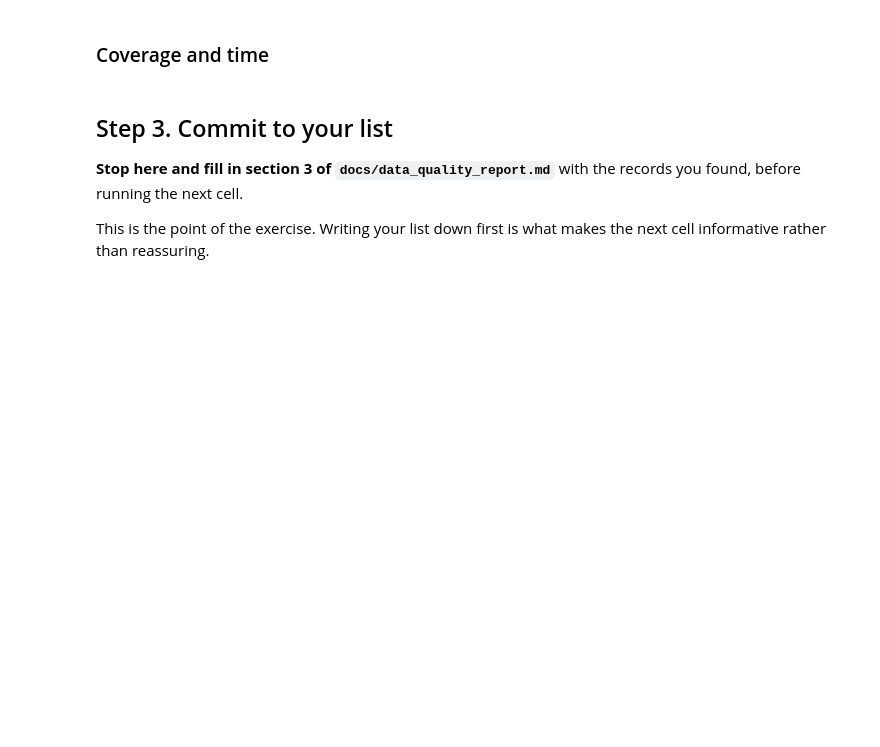
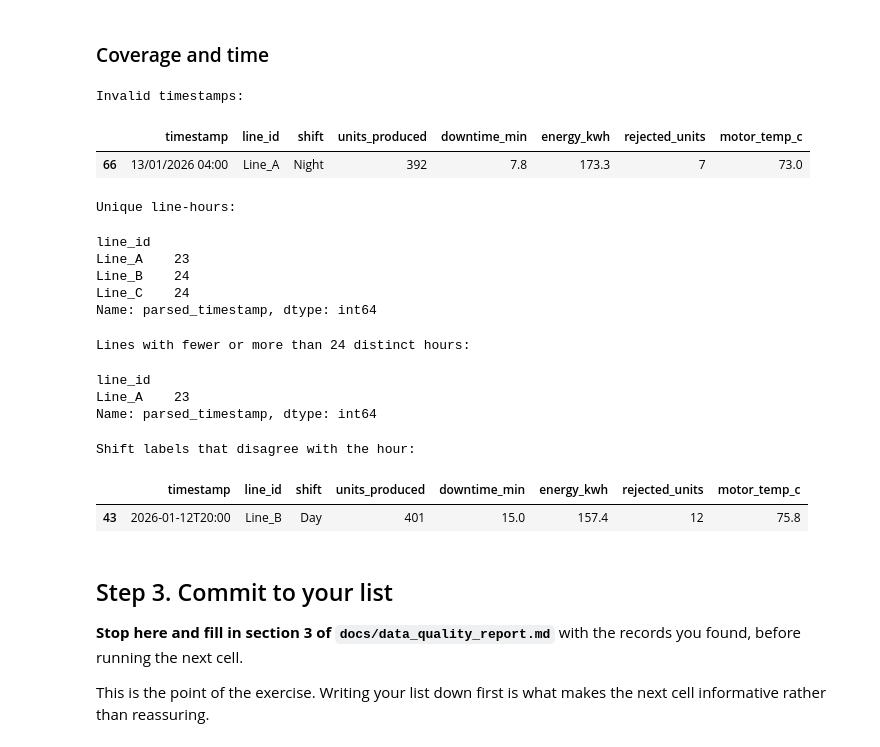
Before and after one commit to i-aroojfatimah/week03-data-quality, a Jupyter notebook: notebooks/week3_data_quality.ipynb, the cells around one changed output. Cells and saved outputs as stored; diff of their text form; code cells hidden in the pictures; blank space fills up the shorter version.

```diff
--- a/notebooks/week3_data_quality.ipynb
+++ b/notebooks/week3_data_quality.ipynb
@@ -138,3 +256,54 @@ Only the first kind can be judged from the file alone.
+# %%
+# Coverage and time checks
+
+parsed_timestamp = pd.to_datetime(df["timestamp"], errors="coerce")
+
+print("Invalid timestamps:")
+display(df[parsed_timestamp.isna()])
+
+print("\nUnique line-hours:")
+line_hours = (
+    df.assign(parsed_timestamp=parsed_timestamp)
+      .groupby("line_id")["parsed_timestamp"]
+      .nunique()
+)
+
+display(line_hours)
+
+print("\nLines with fewer or more than 24 distinct hours:")
+display(line_hours[line_hours != 24])
+
+print("\nShift labels that disagree with the hour:")
+
+hour = parsed_timestamp.dt.hour
+
+expected_shift = hour.map(
+    lambda h: "Day" if 6 <= h <= 17 else "Night"
+)
+
+shift_mismatch = df[
+    parsed_timestamp.notna()
+    & df["shift"].ne(expected_shift)
+]
+
+display(shift_mismatch)
+# %% [output]
+Invalid timestamps:
+|  | timestamp | line_id | shift | units_produced | downtime_min | energy_kwh | rejected_units | motor_temp_c |
+| 66 | 13/01/2026 04:00 | Line_A | Night | 392 | 7.8 | 173.3 | 7 | 73.0 |
+Unique line-hours:
+line_id
+Line_A    23
+Line_B    24
+Line_C    24
+Name: parsed_timestamp, dtype: int64
+Lines with fewer or more than 24 distinct hours:
+line_id
+Line_A    23
+Name: parsed_timestamp, dtype: int64
+Shift labels that disagree with the hour:
+|  | timestamp | line_id | shift | units_produced | downtime_min | energy_kwh | rejected_units | motor_temp_c |
+| 43 | 2026-01-12T20:00 | Line_B | Day | 401 | 15.0 | 157.4 | 12 | 75.8 |
 # %% [markdown]
 ## Step 3. Commit to your list
 
```
Also changed, not shown: parts of 13 cells of this notebook, 4 other files.
